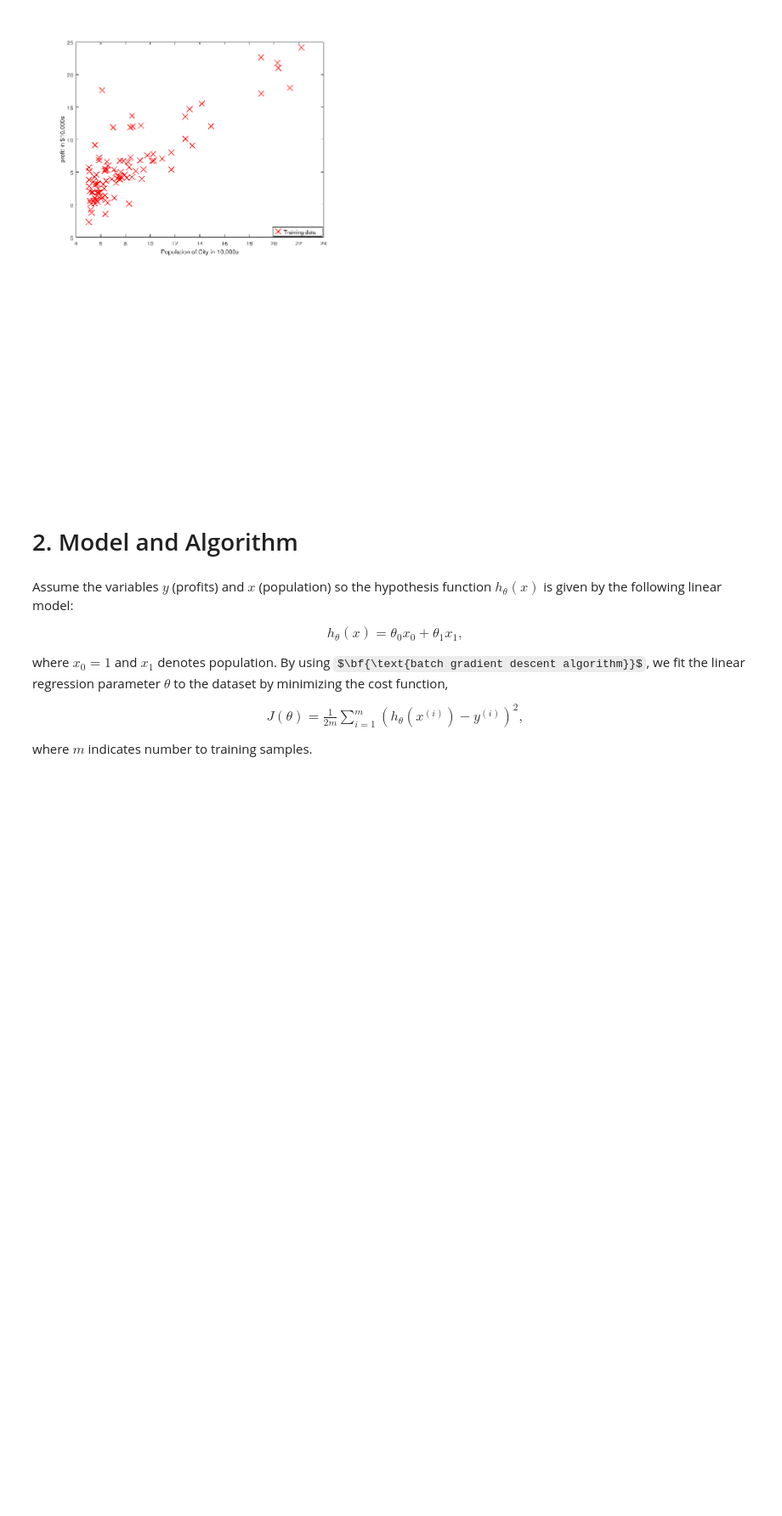
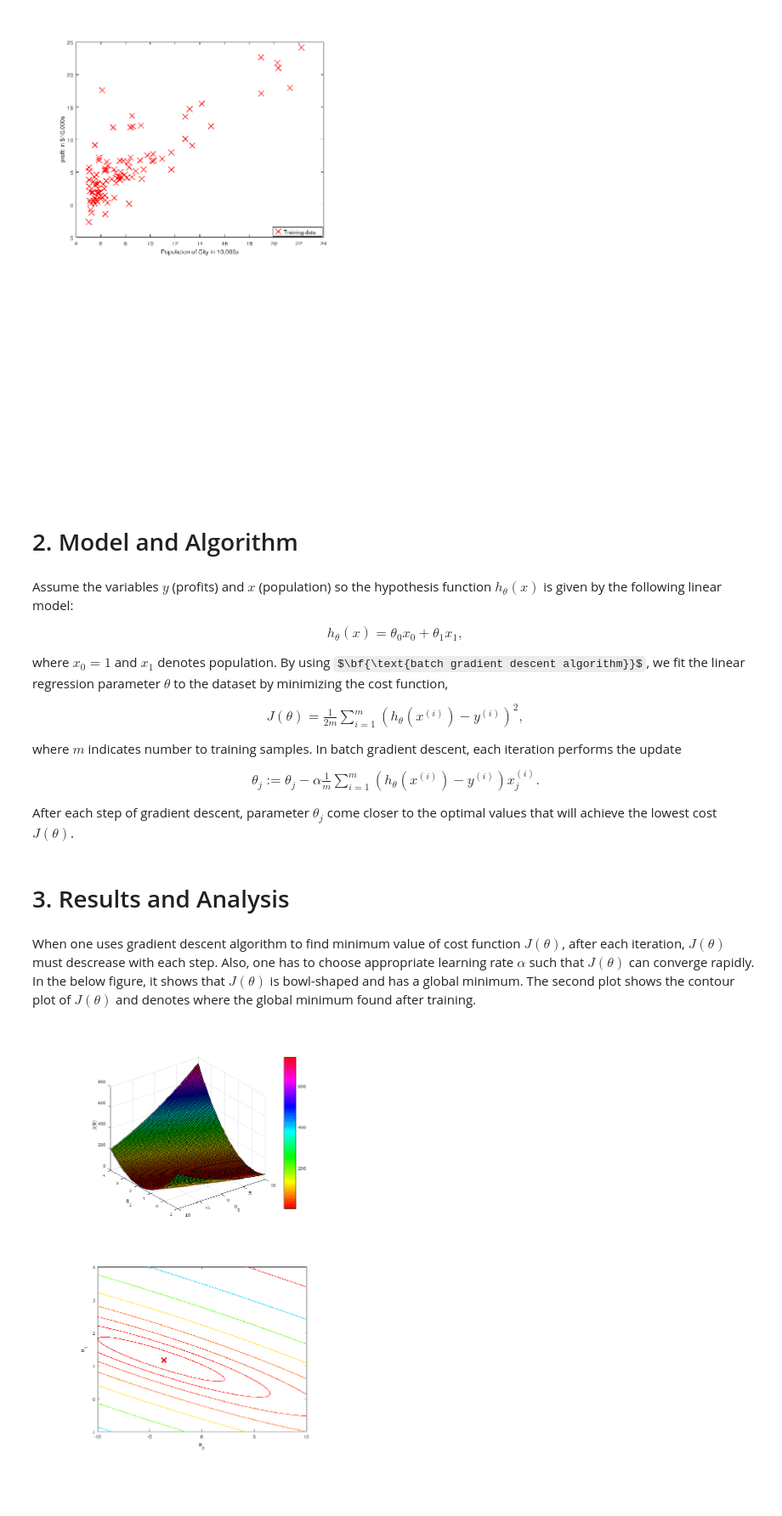
Before and after one commit to hsuanhao/Machine_Learning, a Jupyter notebook: Linear_Regression.ipynb, the cells around one changed output. Shown: that part at 85% size. Cells and saved outputs as stored; diff of their text form; code cells hidden in the pictures; some formulas as TeX source; blank space fills up the shorter version.

```diff
--- a/Linear_Regression.ipynb
+++ b/Linear_Regression.ipynb
@@ -20,4 +20,17 @@ where $x_0 = 1$ and $x_1$ denotes population. By using $\bf{\text{batch gradient
 \begin{align}
 J(\theta) = \frac{1}{2m} \sum_{i=1}^m \left(h_\theta(x^{(i)}) - y^{(i)} \right)^2,
 \end{align}
-where $m$ indicates number to training samples.
+where $m$ indicates number to training samples. In batch gradient descent, each iteration performs the update
+\begin{align}
+\theta_j := \theta_j - \alpha \frac{1}{m} \sum_{i=1}^m (h_\theta(x^{(i)}) - y^{(i)})x_j^{(i)}.
+\end{align}
+After each step of gradient descent, parameter $\theta_j$ come closer to the optimal values that will achieve the lowest cost $J(\theta)$.
+# %% [markdown]
+# 3. Results and Analysis
+# %% [markdown]
+When one uses gradient descent algorithm to find minimum value of cost function $J(\theta)$, after each iteration, $J(\theta)$ must descrease with each step. Also, one has to choose appropriate learning rate $\alpha$ such that $J(\theta)$ can converge rapidly. In the below figure, it shows that $J(\theta)$ is bowl-shaped and has a global minimum. The second plot shows the contour plot of $J(\theta)$ and denotes where the global minimum found after training.
+# %%
+from IPython.display import Image
+Image(filename='Figure/cost_func_linear.png')
+# %% [output]
+[figure, added]
```
Also changed, not shown: parts of 4 cells of this notebook.
